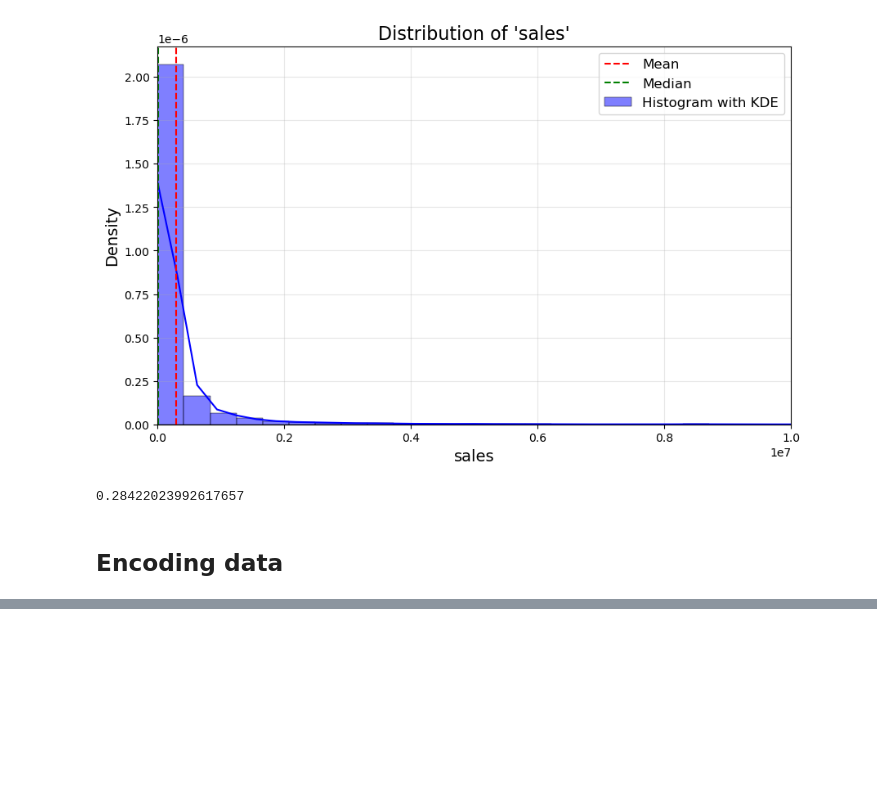
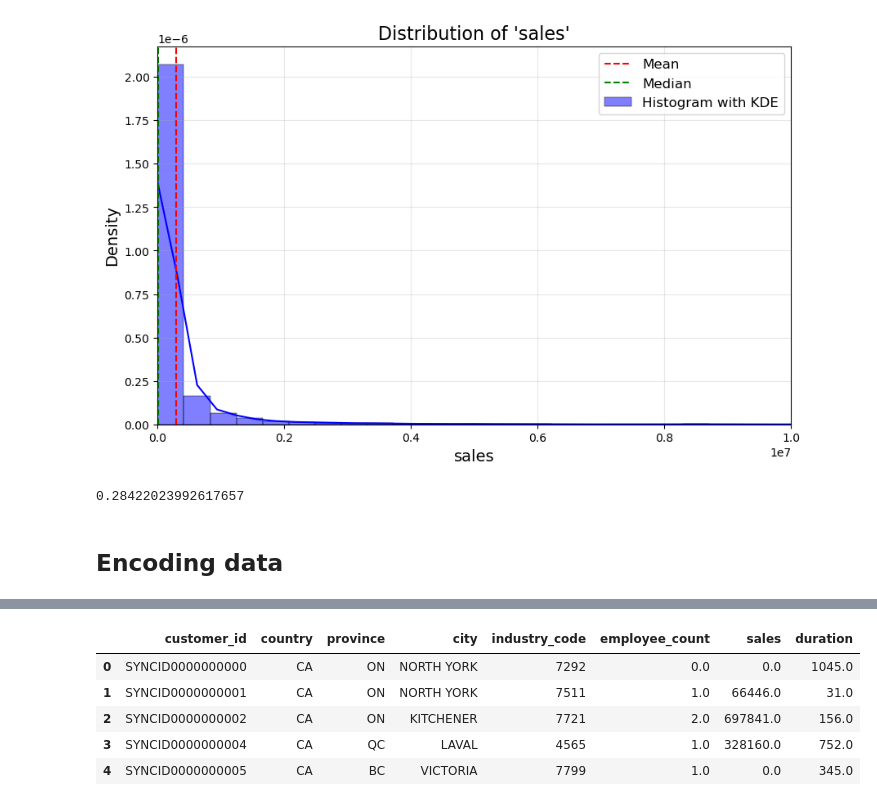
Before and after one commit to QishenChen/IMI_competition, a Jupyter notebook: clean and visualize.ipynb, the cells around one changed output, grey strips where cells are left out. Cells and saved outputs as stored; diff of their text form; code cells hidden in the pictures; blank space fills up the shorter version.

```diff
--- a/clean and visualize.ipynb
+++ b/clean and visualize.ipynb
@@ -263,7 +266,6 @@ data_kyc_imputed['duration'].isnull().sum()/len(data_kyc_imputed['duration'])
 0.28422023992617657
 # %%
 data_kyc_imputed = fill_merchant_category_based_on_distribution(data_kyc_imputed, 'duration')
-data_kyc_imputed.drop(columns=['onboard_date', 'established_date'], inplace=True)
 # %%
 data_abm_imputed.to_csv('data_abm_imputed.csv', index=False)
 data_card_imputed.to_csv('data_card_imputed.csv', index=False)
@@ -340,0 +416,9 @@ AttributeError: 'Series' object has no attribute 'type'
+# %%
+data_kyc_imputed.head()
+# %% [output]
+|  | customer_id | country | province | city | industry_code | employee_count | sales | duration |
+| 0 | SYNCID0000000000 | CA | ON | NORTH YORK | 7292 | 0.0 | 0.0 | 1045.0 |
+| 1 | SYNCID0000000001 | CA | ON | NORTH YORK | 7511 | 1.0 | 66446.0 | 31.0 |
+| 2 | SYNCID0000000002 | CA | ON | KITCHENER | 7721 | 2.0 | 697841.0 | 156.0 |
+| 3 | SYNCID0000000004 | CA | QC | LAVAL | 4565 | 1.0 | 328160.0 | 752.0 |
+| 4 | SYNCID0000000005 | CA | BC | VICTORIA | 7799 | 1.0 | 0.0 | 345.0 |
```
Also changed, not shown: parts of 14 cells of this notebook, 2 other files.
